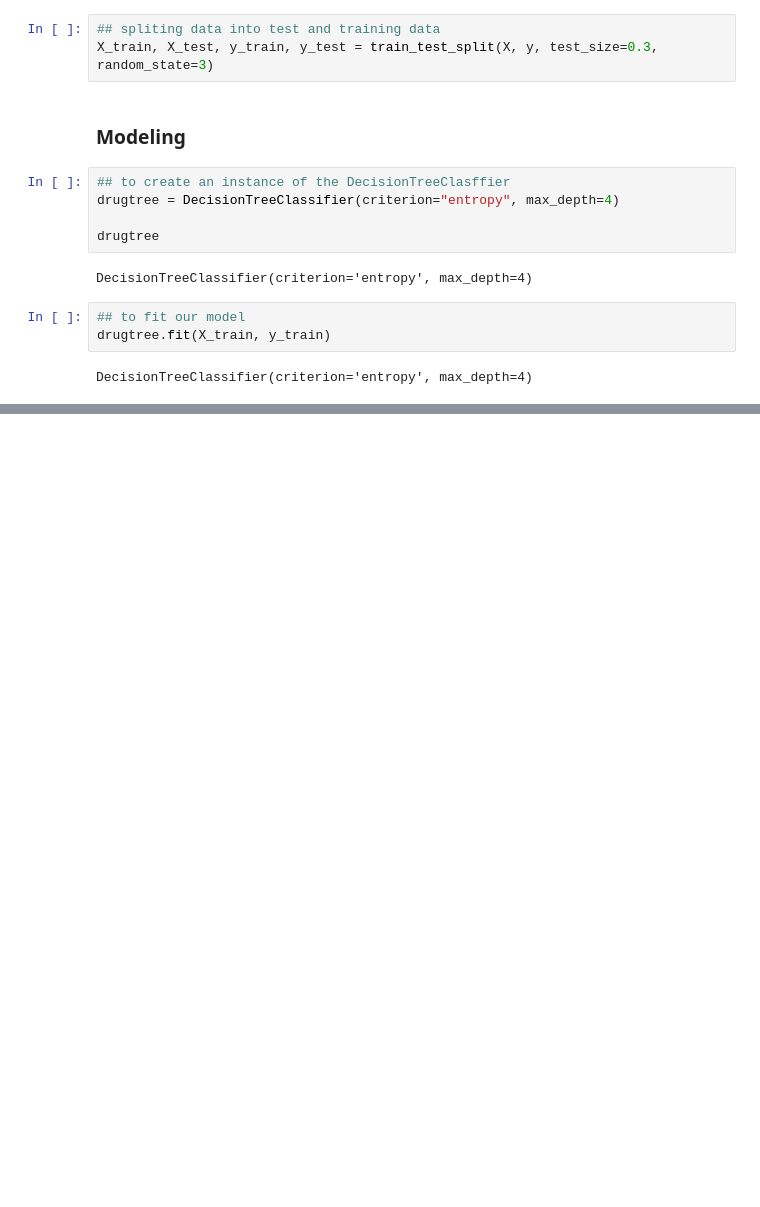
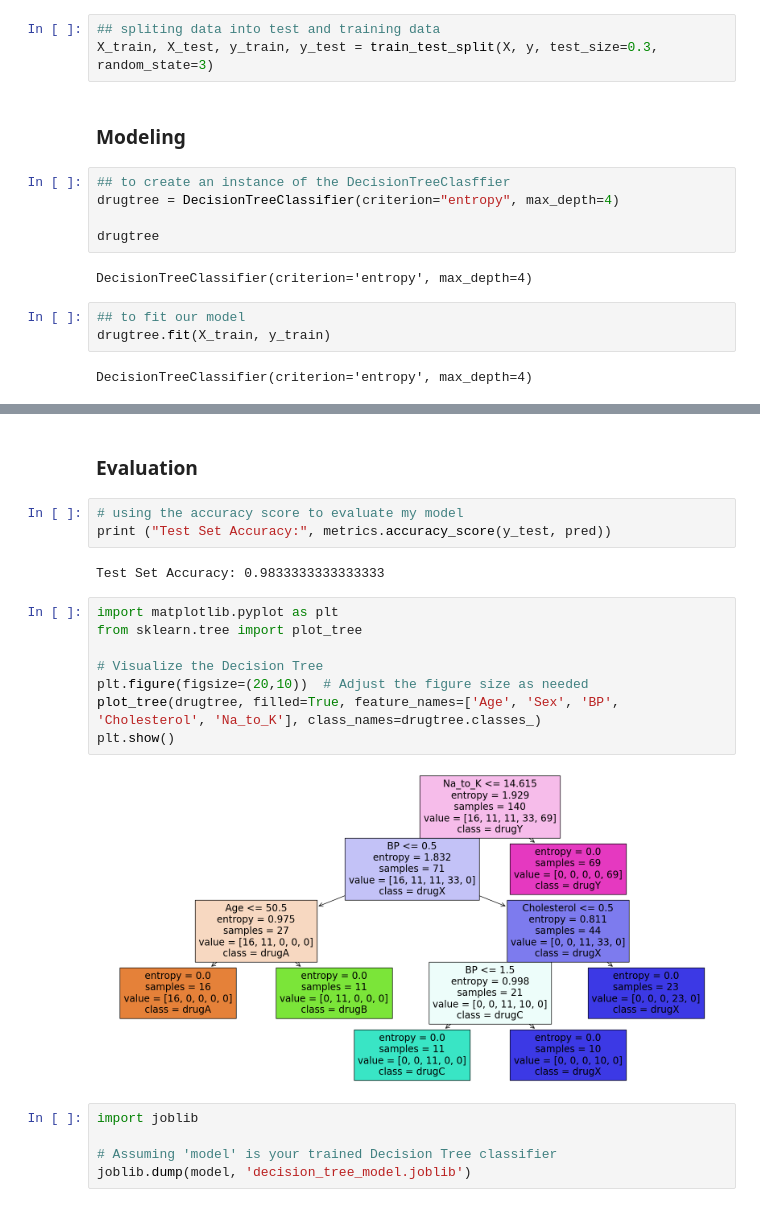
Before and after one commit to kenyyode/drug-classification-decision-tree, a Jupyter notebook: decision_tree_classifier.ipynb, the cells around one changed output, grey strips where cells are left out. Saved outputs shown, nothing was run; the diff lists cells and outputs as text; blank space fills up the shorter version.

```diff
--- a/decision_tree_classifier.ipynb
+++ b/decision_tree_classifier.ipynb
@@ -95,0 +115,22 @@ DecisionTreeClassifier(criterion='entropy', max_depth=4)
+# %% [markdown]
+### Evaluation
+# %%
+# using the accuracy score to evaluate my model
+print ("Test Set Accuracy:", metrics.accuracy_score(y_test, pred))
+# %% [output]
+Test Set Accuracy: 0.9833333333333333
+# %%
+import matplotlib.pyplot as plt
+from sklearn.tree import plot_tree
+
+# Visualize the Decision Tree
+plt.figure(figsize=(20,10))  # Adjust the figure size as needed
+plot_tree(drugtree, filled=True, feature_names=['Age', 'Sex', 'BP', 'Cholesterol', 'Na_to_K'], class_names=drugtree.classes_)
+plt.show()
+# %% [output]
+[figure, added]
+# %%
+import joblib
+
+# Assuming 'model' is your trained Decision Tree classifier
+joblib.dump(model, 'decision_tree_model.joblib')
```
Also changed, not shown: parts of 1 cell of this notebook, 1 other file.
